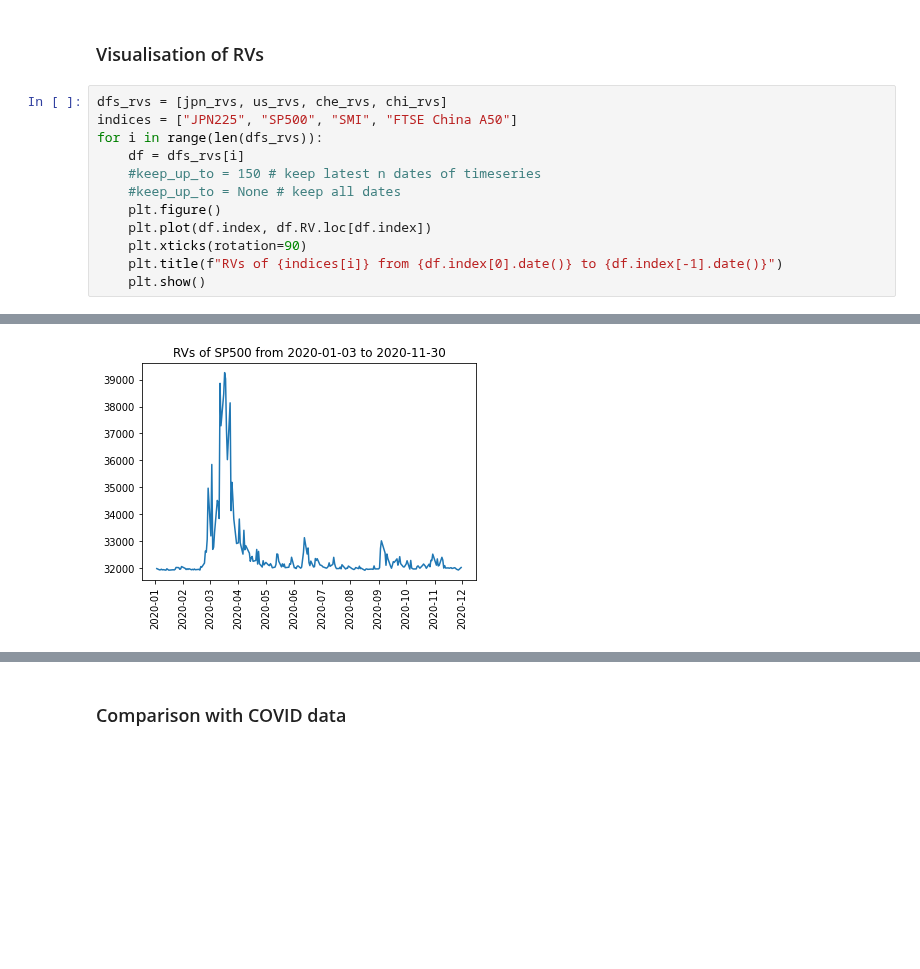
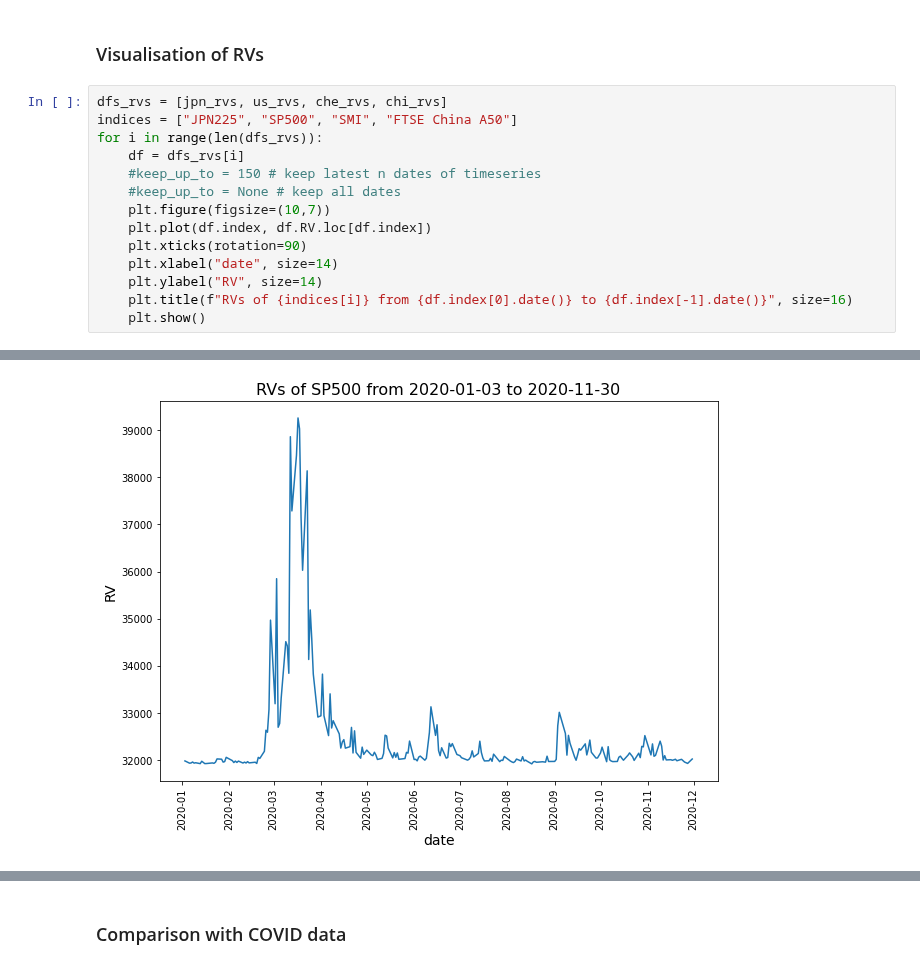
Before and after one commit to anitamezzetti/covid_impact_stocks_volatility, a Jupyter notebook: HienRealisedVarianceByCountry.ipynb, the cells around one changed output, grey strips where cells are left out. Saved outputs shown, nothing was run; the diff lists cells and outputs as text; blank space fills up the shorter version.

```diff
--- a/HienRealisedVarianceByCountry.ipynb
+++ b/HienRealisedVarianceByCountry.ipynb
@@ -32,9 +32,11 @@ for i in range(len(dfs_rvs)):
     df = dfs_rvs[i]
     #keep_up_to = 150 # keep latest n dates of timeseries
     #keep_up_to = None # keep all dates
-    plt.figure()
+    plt.figure(figsize=(10,7))
     plt.plot(df.index, df.RV.loc[df.index])
     plt.xticks(rotation=90)
-    plt.title(f"RVs of {indices[i]} from {df.index[0].date()} to {df.index[-1].date()}")
+    plt.xlabel("date", size=14)
+    plt.ylabel("RV", size=14)
+    plt.title(f"RVs of {indices[i]} from {df.index[0].date()} to {df.index[-1].date()}", size=16)
     plt.show()
 # %% [output]
@@ -42 +44 @@ for i in range(len(dfs_rvs)):
-[figure, old version]
+[figure, new version]
```
Also changed, not shown: parts of 5 cells of this notebook.
